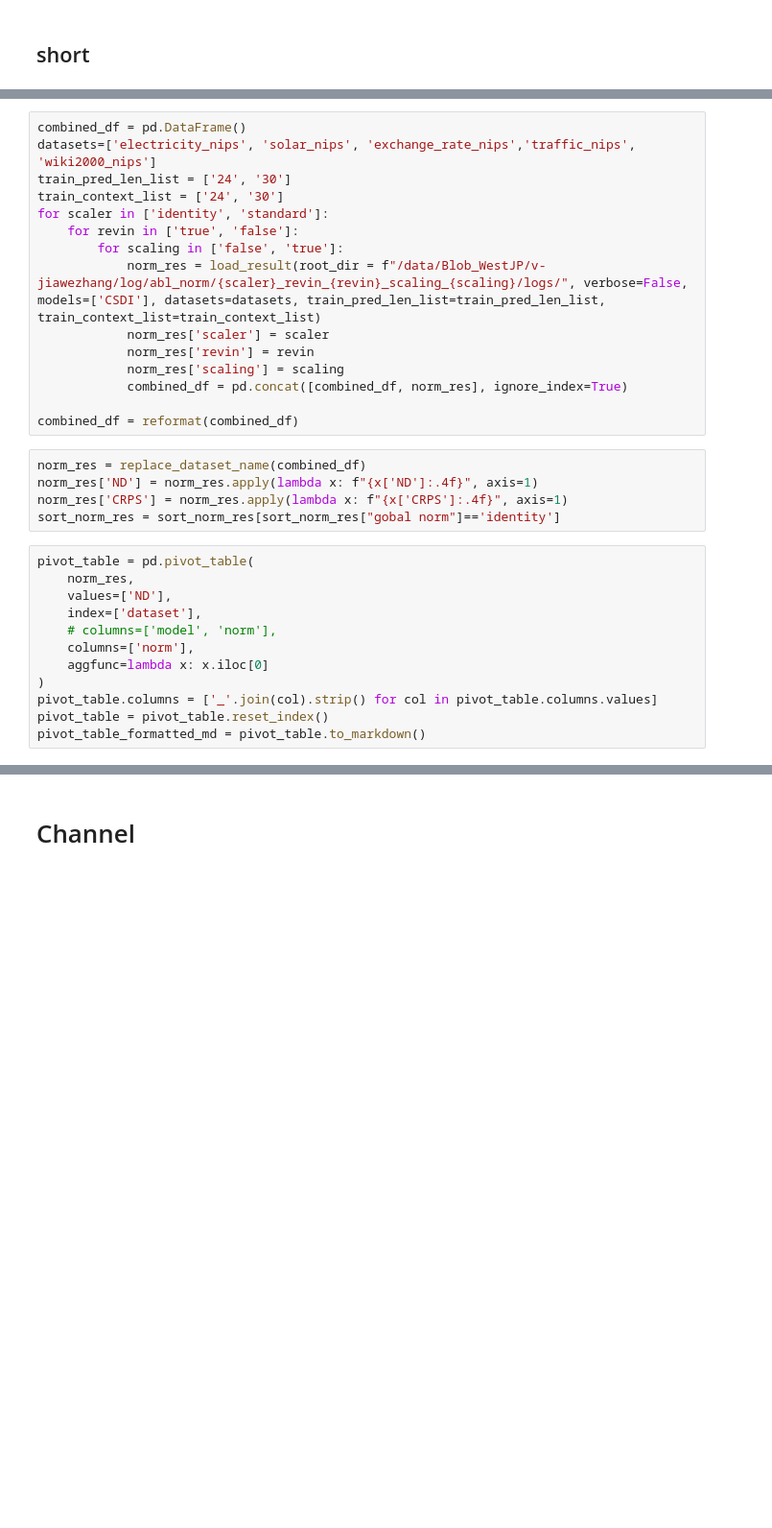
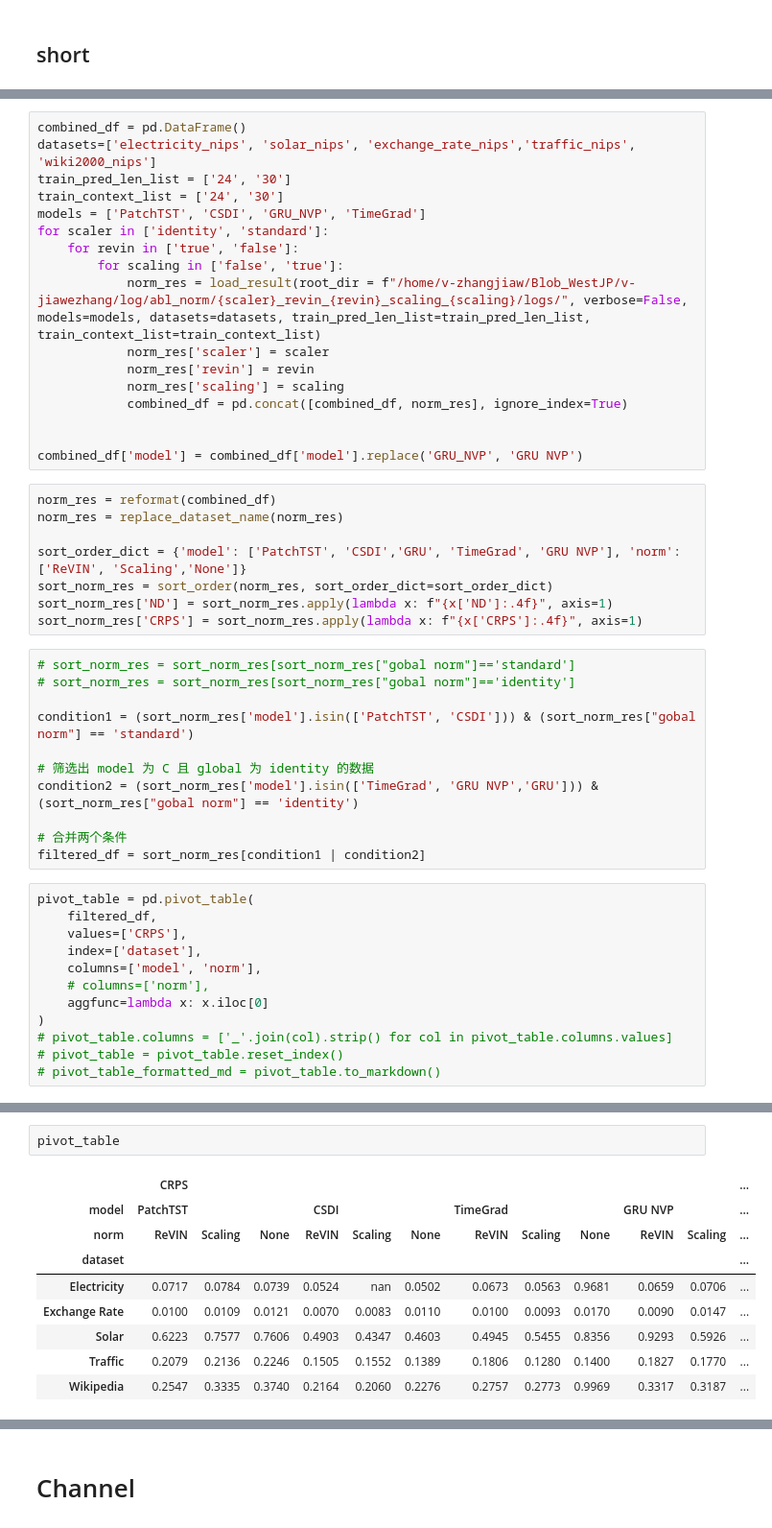
Before and after one commit to imJiawen/ProbTS, a Jupyter notebook: analysis/rebuttal_analysis.ipynb, the cells around one changed output, grey strips where cells are left out. Shown at 96% size. Saved outputs shown, nothing was run; the diff lists cells and outputs as text; blank space fills up the shorter version.

```diff
--- a/analysis/rebuttal_analysis.ipynb
+++ b/analysis/rebuttal_analysis.ipynb
@@ -946,30 +953,46 @@ combined_df = pd.DataFrame()
 datasets=['electricity_nips', 'solar_nips', 'exchange_rate_nips','traffic_nips', 'wiki2000_nips']
 train_pred_len_list = ['24', '30']
 train_context_list = ['24', '30']
+models = ['PatchTST', 'CSDI', 'GRU_NVP', 'TimeGrad']
 for scaler in ['identity', 'standard']:
     for revin in ['true', 'false']:
         for scaling in ['false', 'true']:
-            norm_res = load_result(root_dir = f"/data/Blob_WestJP/v-jiawezhang/log/abl_norm/{scaler}_revin_{revin}_scaling_{scaling}/logs/", verbose=False, models=['CSDI'], datasets=datasets, train_pred_len_list=train_pred_len_list, train_context_list=train_context_list)
+            norm_res = load_result(root_dir = f"/home/v-zhangjiaw/Blob_WestJP/v-jiawezhang/log/abl_norm/{scaler}_revin_{revin}_scaling_{scaling}/logs/", verbose=False, models=models, datasets=datasets, train_pred_len_list=train_pred_len_list, train_context_list=train_context_list)
             norm_res['scaler'] = scaler
             norm_res['revin'] = revin
             norm_res['scaling'] = scaling
             combined_df = pd.concat([combined_df, norm_res], ignore_index=True)
 
-combined_df = reformat(combined_df)
+
+combined_df['model'] = combined_df['model'].replace('GRU_NVP', 'GRU NVP')
 # %%
-norm_res = replace_dataset_name(combined_df)
-norm_res['ND'] = norm_res.apply(lambda x: f"{x['ND']:.4f}", axis=1)
-norm_res['CRPS'] = norm_res.apply(lambda x: f"{x['CRPS']:.4f}", axis=1)
-sort_norm_res = sort_norm_res[sort_norm_res["gobal norm"]=='identity']
+norm_res = reformat(combined_df)
+norm_res = replace_dataset_name(norm_res)
+
+sort_order_dict = {'model': ['PatchTST', 'CSDI','GRU', 'TimeGrad', 'GRU NVP'], 'norm': ['ReVIN', 'Scaling','None']}
+sort_norm_res = sort_order(norm_res, sort_order_dict=sort_order_dict)
+sort_norm_res['ND'] = sort_norm_res.apply(lambda x: f"{x['ND']:.4f}", axis=1)
+sort_norm_res['CRPS'] = sort_norm_res.apply(lambda x: f"{x['CRPS']:.4f}", axis=1)
+# %%
+# sort_norm_res = sort_norm_res[sort_norm_res["gobal norm"]=='standard']
+# sort_norm_res = sort_norm_res[sort_norm_res["gobal norm"]=='identity']
+
+condition1 = (sort_norm_res['model'].isin(['PatchTST', 'CSDI'])) & (sort_norm_res["gobal norm"] == 'standard')
+
+# 筛选出 model 为 C 且 global 为 identity 的数据
+condition2 = (sort_norm_res['model'].isin(['TimeGrad', 'GRU NVP','GRU'])) & (sort_norm_res["gobal norm"] == 'identity')
+
+# 合并两个条件
+filtered_df = sort_norm_res[condition1 | condition2]
 # %%
 pivot_table = pd.pivot_table(
-    norm_res,
-    values=['ND'],
+    filtered_df,
+    values=['CRPS'],
     index=['dataset'],
-    # columns=['model', 'norm'],
-    columns=['norm'],
+    columns=['model', 'norm'],
+    # columns=['norm'],
     aggfunc=lambda x: x.iloc[0]
 )
-pivot_table.columns = ['_'.join(col).strip() for col in pivot_table.columns.values]
-pivot_table = pivot_table.reset_index()
-pivot_table_formatted_md = pivot_table.to_markdown()
+# pivot_table.columns = ['_'.join(col).strip() for col in pivot_table.columns.values]
+# pivot_table = pivot_table.reset_index()
+# pivot_table_formatted_md = pivot_table.to_markdown()
@@ -984,0 +999,12 @@ print(pivot_table_formatted_md)
+# %%
+pivot_table
+# %% [output]
+|  | CRPS |  |  |  |  |  |  |  |  |  |  | ... |
+| model | PatchTST |  |  | CSDI |  |  | TimeGrad |  |  | GRU NVP |  | ... |
+| norm | ReVIN | Scaling | None | ReVIN | Scaling | None | ReVIN | Scaling | None | ReVIN | Scaling | ... |
+| dataset |  |  |  |  |  |  |  |  |  |  |  | ... |
+| Electricity | 0.0717 | 0.0784 | 0.0739 | 0.0524 | nan | 0.0502 | 0.0673 | 0.0563 | 0.9681 | 0.0659 | 0.0706 | ... |
+| Exchange Rate | 0.0100 | 0.0109 | 0.0121 | 0.0070 | 0.0083 | 0.0110 | 0.0100 | 0.0093 | 0.0170 | 0.0090 | 0.0147 | ... |
+| Solar | 0.6223 | 0.7577 | 0.7606 | 0.4903 | 0.4347 | 0.4603 | 0.4945 | 0.5455 | 0.8356 | 0.9293 | 0.5926 | ... |
+| Traffic | 0.2079 | 0.2136 | 0.2246 | 0.1505 | 0.1552 | 0.1389 | 0.1806 | 0.1280 | 0.1400 | 0.1827 | 0.1770 | ... |
+| Wikipedia | 0.2547 | 0.3335 | 0.3740 | 0.2164 | 0.2060 | 0.2276 | 0.2757 | 0.2773 | 0.9969 | 0.3317 | 0.3187 | ... |
```
Also changed, not shown: parts of 18 cells of this notebook, 7 other files.
